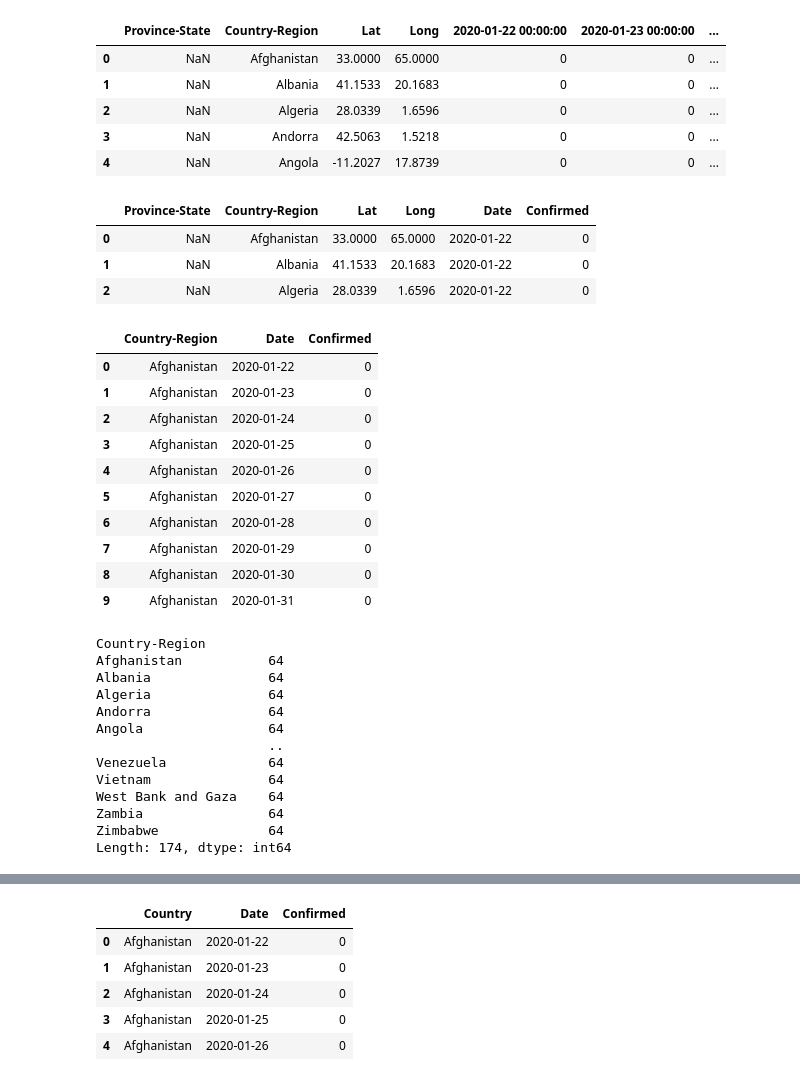
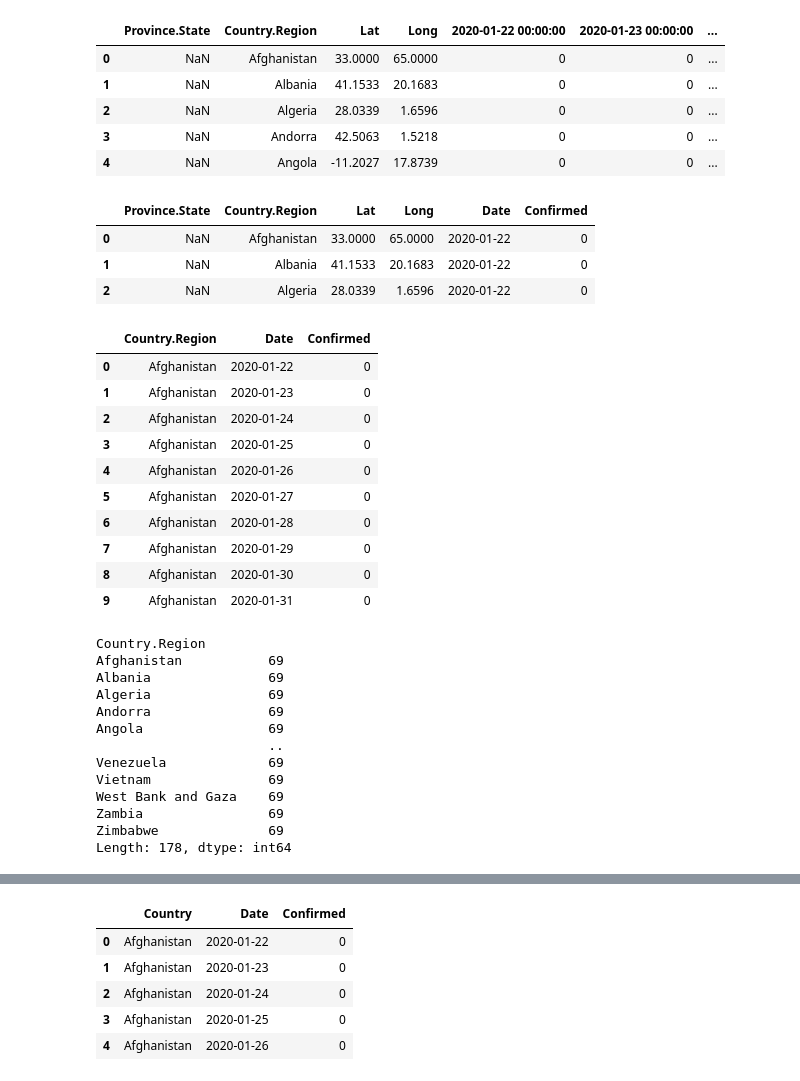
Before and after one commit to Ismail-therap/Covid-19-Case-Prediciton-Through-Glob, a Jupyter notebook: ForecastingCOVID_19Case.ipynb, the cells around one changed output, grey strips where cells are left out. Drawn from its saved outputs; the diff is of its cells as text; code cells hidden in the pictures.

```diff
--- a/ForecastingCOVID_19Case.ipynb
+++ b/ForecastingCOVID_19Case.ipynb
@@ -48,12 +52,12 @@ dat.head()
 # %%
 # Providing accurate column name for dates
 
-Date = pd.date_range(start="2020-01-22",end="2020-03-25")
+Date = pd.date_range(start="2020-01-22",end="2020-03-30")
 colname = list(Date)
 dat.columns = dat.columns[:4].tolist() + colname
 dat.head()
 # %% [output]
-|  | Province-State | Country-Region | Lat | Long | 2020-01-22 00:00:00 | 2020-01-23 00:00:00 | ... |
+|  | Province.State | Country.Region | Lat | Long | 2020-01-22 00:00:00 | 2020-01-23 00:00:00 | ... |
 | 0 | NaN | Afghanistan | 33.0000 | 65.0000 | 0 | 0 | ... |
 | 1 | NaN | Albania | 41.1533 | 20.1683 | 0 | 0 | ... |
 | 2 | NaN | Algeria | 28.0339 | 1.6596 | 0 | 0 | ... |
@@ -61,21 +65,21 @@ dat.head()
 | 4 | NaN | Angola | -11.2027 | 17.8739 | 0 | 0 | ... |
 # %%
 # Changing the data format to build the time series model
-ldat = dat.melt(id_vars=['Province-State',"Country-Region",'Lat','Long'],
+ldat = dat.melt(id_vars=['Province.State',"Country.Region",'Lat','Long'],
                               var_name="Date",
                               value_name="Confirmed")
 ldat.head(n=3)
 # %% [output]
-|  | Province-State | Country-Region | Lat | Long | Date | Confirmed |
+|  | Province.State | Country.Region | Lat | Long | Date | Confirmed |
 | 0 | NaN | Afghanistan | 33.0000 | 65.0000 | 2020-01-22 | 0 |
 | 1 | NaN | Albania | 41.1533 | 20.1683 | 2020-01-22 | 0 |
 | 2 | NaN | Algeria | 28.0339 | 1.6596 | 2020-01-22 | 0 |
 # %%
 # Aggregating the data table by Country and Date
-agg_ldat = ldat.groupby(["Country-Region", "Date"], as_index=False)['Confirmed'].sum()
+agg_ldat = ldat.groupby(["Country.Region", "Date"], as_index=False)['Confirmed'].sum()
 agg_ldat.head(10)
 # %% [output]
-|  | Country-Region | Date | Confirmed |
+|  | Country.Region | Date | Confirmed |
 | 0 | Afghanistan | 2020-01-22 | 0 |
 | 1 | Afghanistan | 2020-01-23 | 0 |
 | 2 | Afghanistan | 2020-01-24 | 0 |
@@ -88,22 +92,22 @@ agg_ldat.head(10)
 | 9 | Afghanistan | 2020-01-31 | 0 |
 # %%
 # Cross checking
-tab = agg_ldat.groupby(['Country-Region']).size()
+tab = agg_ldat.groupby(['Country.Region']).size()
 tab
 # %% [output]
-Country-Region
-Afghanistan           64
-Albania               64
-Algeria               64
-Andorra               64
-Angola                64
+Country.Region
+Afghanistan           69
+Albania               69
+Algeria               69
+Andorra               69
+Angola                69
                       ..
-Venezuela             64
-Vietnam               64
-West Bank and Gaza    64
-Zambia                64
-Zimbabwe              64
-Length: 174, dtype: int64
+Venezuela             69
+Vietnam               69
+West Bank and Gaza    69
+Zambia                69
+Zimbabwe              69
+Length: 178, dtype: int64
 # %%
 # Cross checking
 datetab = agg_ldat.groupby(['Date']).size()
```
Also changed, not shown: parts of 12 cells of this notebook.
